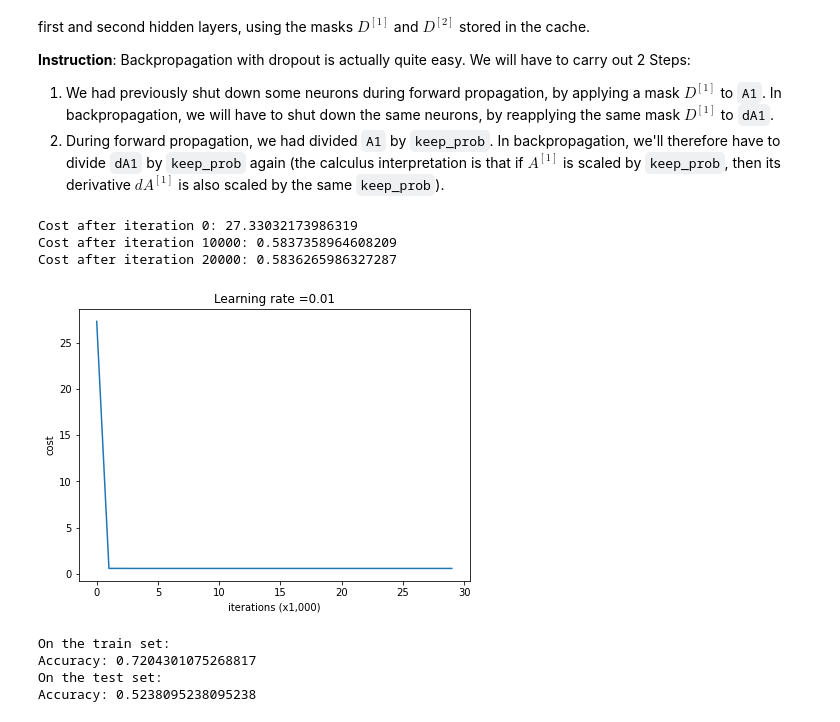
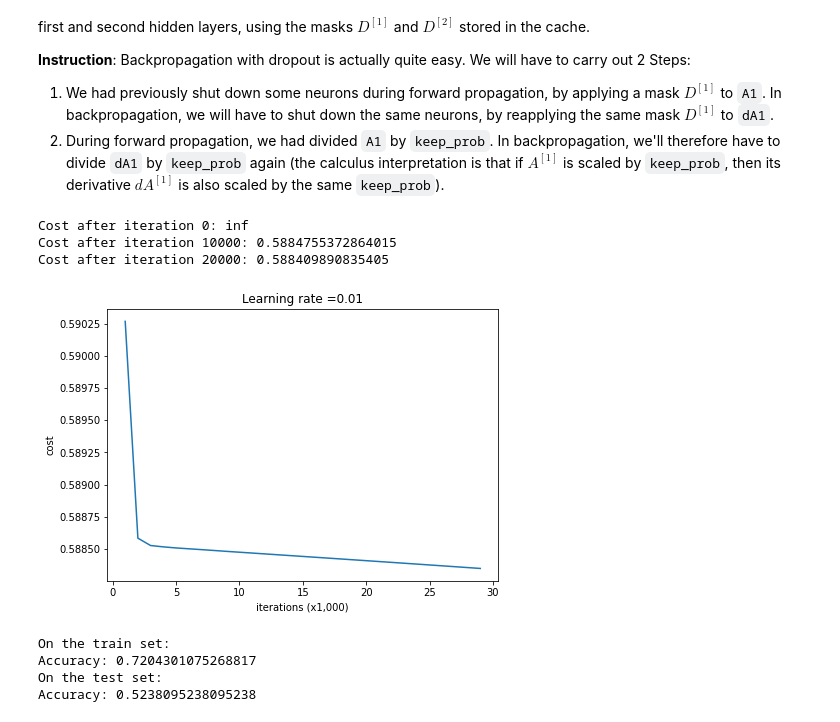
Before and after one commit to khanh22mse23057/mle501, a Jupyter notebook: [MLE501_Assignment]_Job_placement_prediction_model_building.ipynb, the cells around one changed output. Drawn from its saved outputs; the diff is of its cells as text; code cells hidden in the pictures.

```diff
--- a/[MLE501_Assignment]_Job_placement_prediction_model_building.ipynb
+++ b/[MLE501_Assignment]_Job_placement_prediction_model_building.ipynb
@@ -449,7 +451,7 @@ def initialization_model(X, Y, learning_rate = 0.01, num_iterations = 15000, pri
     grads = {}
     costs = [] # to keep track of the loss
     m = X.shape[1] # number of examples
-    layers_dims = [X.shape[0], 20, 5, 1]
+    layers_dims = [X.shape[0], 10, 3, 1]
 
     # Initialize parameters dictionary.
     if initialization == "zeros":
@@ -464,16 +466,16 @@ def initialization_model(X, Y, learning_rate = 0.01, num_iterations = 15000, pri
     for i in range(num_iterations):
 
         # Forward propagation: LINEAR -> RELU -> LINEAR -> RELU -> LINEAR -> SIGMOID.
-        a3, cache = forward_propagation(X, parameters)
+        a3, cache = util.forward_propagation(X, parameters)
 
         # Loss
-        cost = compute_loss(a3, Y)
+        cost = util.compute_loss(a3, Y)
 
         # Backward propagation.
-        grads = backward_propagation(X, Y, cache)
+        grads = util.backward_propagation(X, Y, cache)
 
         # Update parameters.
-        parameters = update_parameters(parameters, grads, learning_rate)
+        parameters = util.update_parameters(parameters, grads, learning_rate)
 
         # Print the loss every 1000 iterations
         if print_cost and i % 1000 == 0:
@@ -784,7 +772,7 @@ def regularization_model(X, Y, learning_rate = 0.1, num_iterations = 30000, prin
     grads = {}
     costs = []                            # to keep track of the cost
     m = X.shape[1]                        # number of examples
-    layers_dims = [X.shape[0], 20, 5, 1]
+    layers_dims = [X.shape[0], 10, 3, 1]
 
     # Initialize parameters dictionary.
     #parameters = reg.initialize_parameters(layers_dims)
@@ -1112,12 +1100,12 @@ def backward_propagation_with_dropout(X, Y, cache, keep_prob):
 
     return gradients
 # %%
-parameters, grads_trace  = regularization_model(train_X, train_Y, keep_prob = 0.8, learning_rate = 0.01)
+parameters, grads_trace  = regularization_model(train_X, train_Y, keep_prob = 0.7, learning_rate = 0.01)
 # %% [output]
-Cost after iteration 0: 27.33032173986319
-Cost after iteration 10000: 0.5837358964608209
-Cost after iteration 20000: 0.5836265986327287
+Cost after iteration 0: inf
+Cost after iteration 10000: 0.5884755372864015
+Cost after iteration 20000: 0.588409890835405
-[figure, old version]
+[figure, new version]
 # %%
 print ("On the train set:")
 predictions_train = reg.predict(train_X, train_Y, parameters)
```
Also changed, not shown: parts of 32 cells of this notebook.
